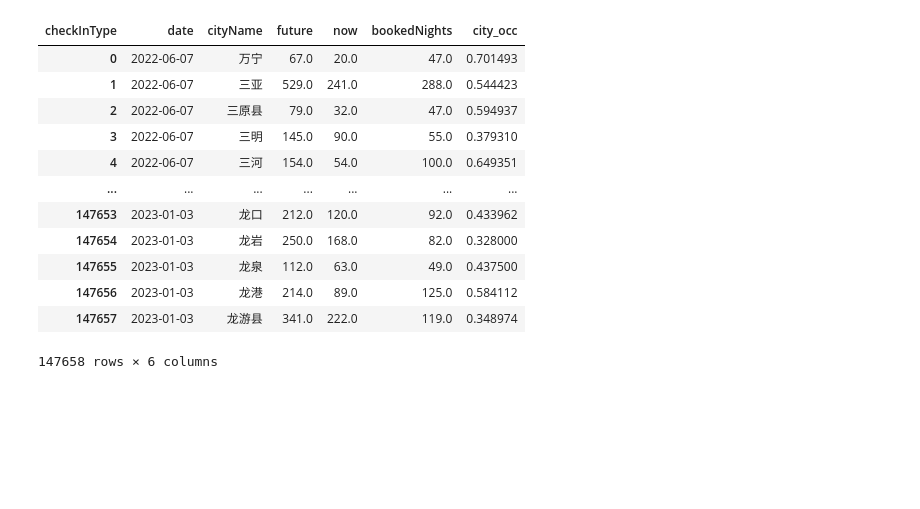
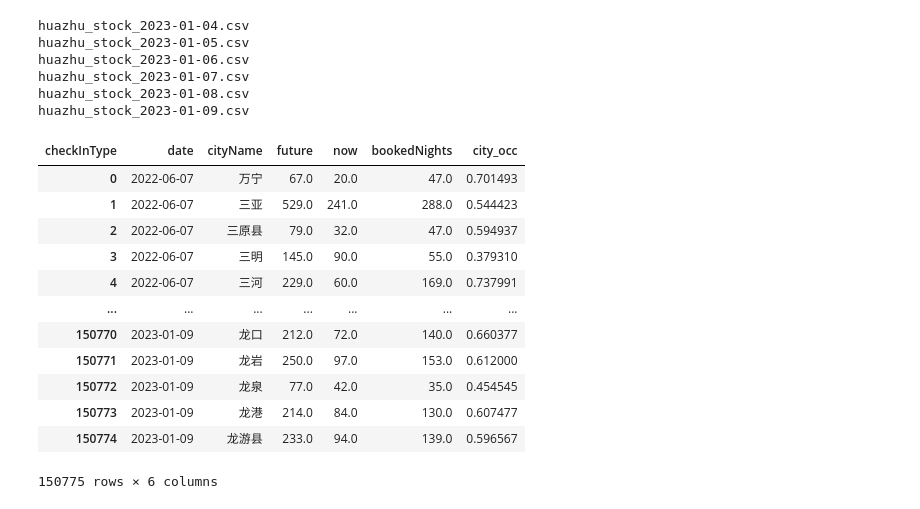
Before and after one commit to tsauliu/COVID_Data_in_Depth, a Jupyter notebook: 3.5.hotel.ipynb, the cells around one changed output. Cells and saved outputs as stored; diff of their text form; code cells hidden in the pictures; blank space fills up the shorter version.

```diff
--- a/3.5.hotel.ipynb
+++ b/3.5.hotel.ipynb
@@ -7,7 +7,7 @@ import numpy as np
 import os
 dfo=pd.DataFrame()
 
-for f in os.listdir('./DataSource/Huazhu/'):
+for f in os.listdir('./DataSource/Huazhu/')[-6:]:
     print(f)
     date=f.split('_')[-1].split('.')[0]
     d=pd.read_csv('./DataSource/Huazhu\%s' % f)
@@ -18,41 +18,55 @@ old=pd.read_hdf(r'Processed_Data/hotel.h5',key='0105')
 new=pd.concat([old,dfo])
 new=new.drop_duplicates()
 new.to_hdf(r'Processed_Data/hotel.h5',key='0105')
+# %% [output]
+huazhu_stock_2023-01-04.csv
+huazhu_stock_2023-01-05.csv
+huazhu_stock_2023-01-06.csv
+huazhu_stock_2023-01-07.csv
+huazhu_stock_2023-01-08.csv
+huazhu_stock_2023-01-09.csv
+# %%
+# 店铺也用同店的
+c1=new['date'].astype('str')<'2022-07-01'
+hotellist=new[c1]['hotelId'].drop_duplicates()
+
+c2=new['hotelId'].isin(hotellist)
+new=new[c2]
 # %%
-d=dfo.copy()
+d=new.copy()
 c1=d['brandLevel'].isin(['经济型','舒适型'])
 d=d[c1][['date','cityId', 'cityName', 'brandLevel', 'hotelId', 'hotelName', 'roomName','checkInType', 'stock']]
 d['checkInType']=d['checkInType'].replace('later','future')
 d1=d.groupby(by=['date','cityName', 'brandLevel','hotelName','checkInType','roomName']).mean().reset_index()
 d1=d1.groupby(by=['date','cityName', 'brandLevel','checkInType','hotelName']).sum().reset_index()
 pv=pd.pivot_table(d1,index=['date','cityName','hotelName'],values='stock',columns='checkInType', aggfunc=np.sum).reset_index()
 pv=pv[~pv['now'].isna()]
 pv=pv[~pv['future'].isna()]
 pv['bookedNights']=pv['future']-pv['now']
 pv['hotel_occ']=pv['bookedNights']/pv['future']
 c2=pv['now']>5
-c3=pv['hotel_occ']<0.9
+c3=pv['hotel_occ']<=1
 
 pv2=pv[c2&c3]
 pv2=pv2.groupby(by=['date','cityName']).sum().reset_index()
 pv2['city_occ']=pv2['bookedNights']/pv2['future']
 pv2=pv2.drop(columns='hotel_occ')
 
 pv2
 # %% [output]
 | checkInType | date | cityName | future | now | bookedNights | city_occ |
 | 0 | 2022-06-07 | 万宁 | 67.0 | 20.0 | 47.0 | 0.701493 |
 | 1 | 2022-06-07 | 三亚 | 529.0 | 241.0 | 288.0 | 0.544423 |
 | 2 | 2022-06-07 | 三原县 | 79.0 | 32.0 | 47.0 | 0.594937 |
 | 3 | 2022-06-07 | 三明 | 145.0 | 90.0 | 55.0 | 0.379310 |
-| 4 | 2022-06-07 | 三河 | 154.0 | 54.0 | 100.0 | 0.649351 |
+| 4 | 2022-06-07 | 三河 | 229.0 | 60.0 | 169.0 | 0.737991 |
 | ... | ... | ... | ... | ... | ... | ... |
-| 147653 | 2023-01-03 | 龙口 | 212.0 | 120.0 | 92.0 | 0.433962 |
-| 147654 | 2023-01-03 | 龙岩 | 250.0 | 168.0 | 82.0 | 0.328000 |
-| 147655 | 2023-01-03 | 龙泉 | 112.0 | 63.0 | 49.0 | 0.437500 |
-| 147656 | 2023-01-03 | 龙港 | 214.0 | 89.0 | 125.0 | 0.584112 |
-| 147657 | 2023-01-03 | 龙游县 | 341.0 | 222.0 | 119.0 | 0.348974 |
+| 150770 | 2023-01-09 | 龙口 | 212.0 | 72.0 | 140.0 | 0.660377 |
+| 150771 | 2023-01-09 | 龙岩 | 250.0 | 97.0 | 153.0 | 0.612000 |
+| 150772 | 2023-01-09 | 龙泉 | 77.0 | 42.0 | 35.0 | 0.454545 |
+| 150773 | 2023-01-09 | 龙港 | 214.0 | 84.0 | 130.0 | 0.607477 |
+| 150774 | 2023-01-09 | 龙游县 | 233.0 | 94.0 | 139.0 | 0.596567 |
-147658 rows × 6 columns
+150775 rows × 6 columns
 # %%
 #prepare DF
 hotel=pv2
```
Also changed, not shown: parts of 10 cells of this notebook, 17 other files.
